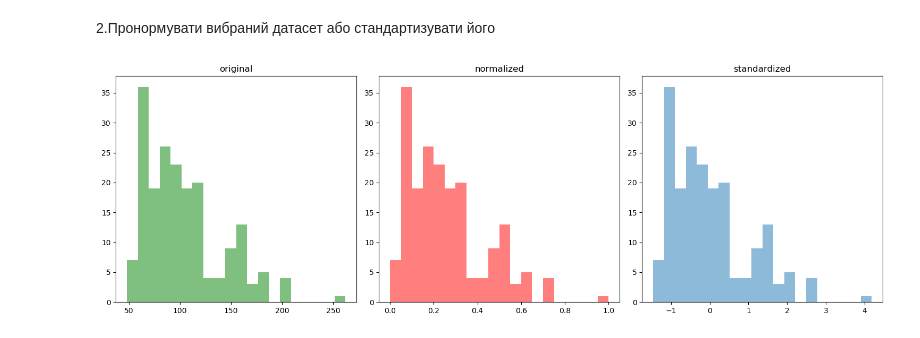
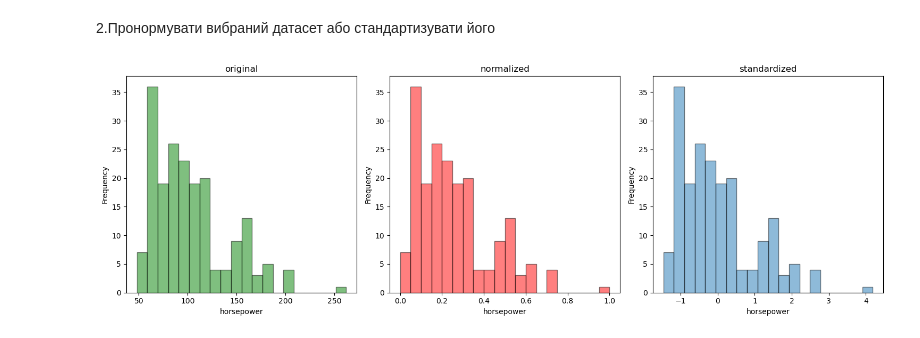
Before and after one commit to lalo41/Data-Preparation-and-Analysis, a Jupyter notebook: lab4/lab4_2.ipynb, the cells around one changed output. Cells and saved outputs as stored; diff of their text form; code cells hidden in the pictures.

```diff
--- a/lab4/lab4_2.ipynb
+++ b/lab4/lab4_2.ipynb
@@ -64,6 +48,20 @@ df.head(3).transpose()
 question_marks_count = (df == '?').sum()
 print("Кількість '?' у кожній колонці:")
 print(question_marks_count)
+df = df.drop("normalized-losses", axis=1)
+df= df.drop(df[df.isin(['?']).any(axis=1)].index).reset_index(drop =True)
+df["price"] = df["price"].astype(int)
+df["horsepower"] = df["horsepower"].astype(int)
+
+columns_to_convert = ['price', 'highway-mpg', 'city-mpg', 'peak-rpm', 'horsepower', 'engine-size', 'curb-weight', 'symboling']
+for column in columns_to_convert:
+    df[column] = df[column].astype(int)
+
+question_marks_count2 = (df == '?').sum()
+print()
+print("Кількість '?' у кожній колонці:")
+print(question_marks_count2)
+df.dtypes
 # %% [output]
 Кількість '?' у кожній колонці:
 symboling             0
@@ -85,11 +99,0 @@ dtype: int64
-# %%
-#df = df.drop("normalized-losses", axis=1)
-df= df.drop(df[df.isin(['?']).any(axis=1)].index)
-question_marks_count = (df == '?').sum()
-df["price"] = df["price"].astype(int)
-df["horsepower"] = df["horsepower"].astype(int)
-
-
-print("Кількість '?' у кожній колонці:")
-print(question_marks_count)
-df.dtypes
@@ -135,34 +104,40 @@ def normalize_data(data):
     min_val = min(data)
     max_val = max(data)
     norm_data = (data - min_val)/(max_val-min_val)
     return norm_data
 
 def standardize_data(data):
     mean_val = np.mean(data)
     std_val = np.std(data)
     std_data = (data-mean_val)/std_val
     return std_data
 
 normalized = normalize_data(df["horsepower"])
 standardized = standardize_data(df["horsepower"])
 
 #original
 plt.figure(figsize=(15,5))
 plt.subplot(1, 3, 1)
-plt.hist(df["horsepower"],bins = 20,alpha=0.5, color="green")
+plt.hist(df["horsepower"],bins = 20,alpha=0.5, color="green", edgecolor='black')
 plt.title("original")
+plt.xlabel("horsepower")
+plt.ylabel('Frequency')
 
 #normalized
 plt.subplot(1, 3, 2)
-plt.hist(normalized,bins = 20,alpha=0.5, color="red")
+plt.hist(normalized,bins = 20,alpha=0.5, color="red", edgecolor='black')
 plt.title("normalized")
+plt.xlabel("horsepower")
+plt.ylabel('Frequency')
 
 #standardized
 plt.subplot(1, 3, 3)
-plt.hist(standardized,bins = 20,alpha=0.5)
+plt.hist(standardized,bins = 20,alpha=0.5, edgecolor='black')
 plt.title("standardized")
+plt.xlabel("horsepower")
+plt.ylabel('Frequency')
 
 plt.tight_layout()
 plt.show()
 # %% [output]
-[figure, old version]
+[figure, new version]
```
Also changed, not shown: parts of 16 cells of this notebook, 1 other file.
